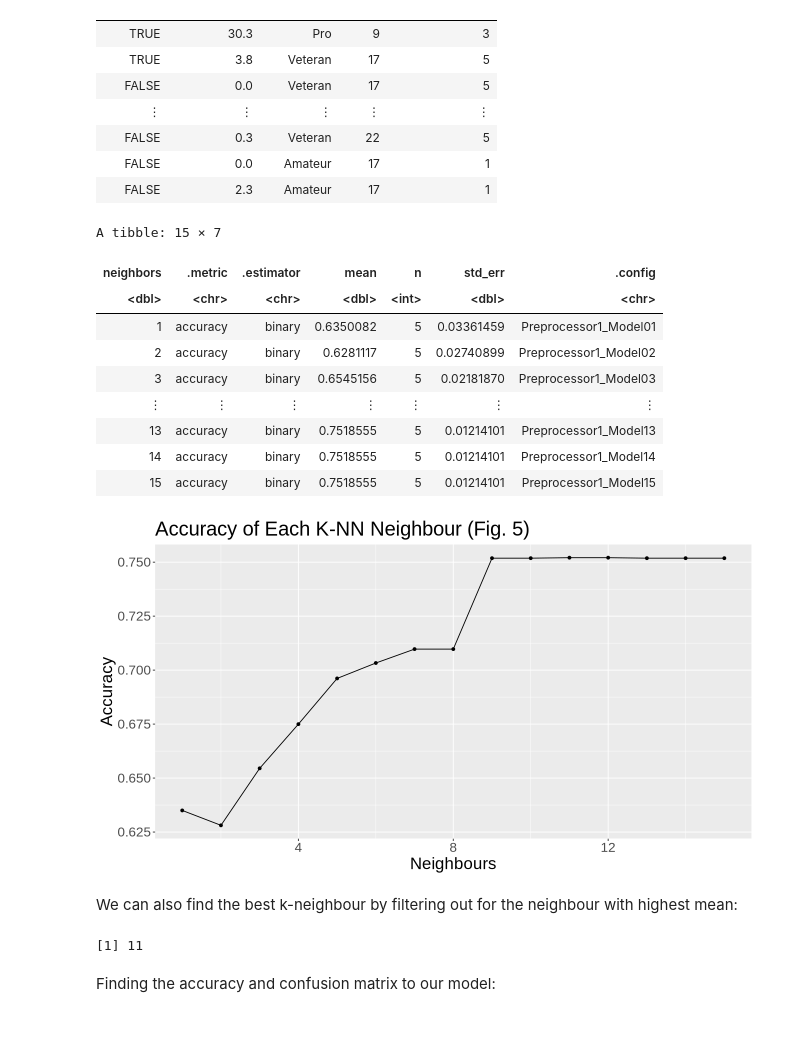
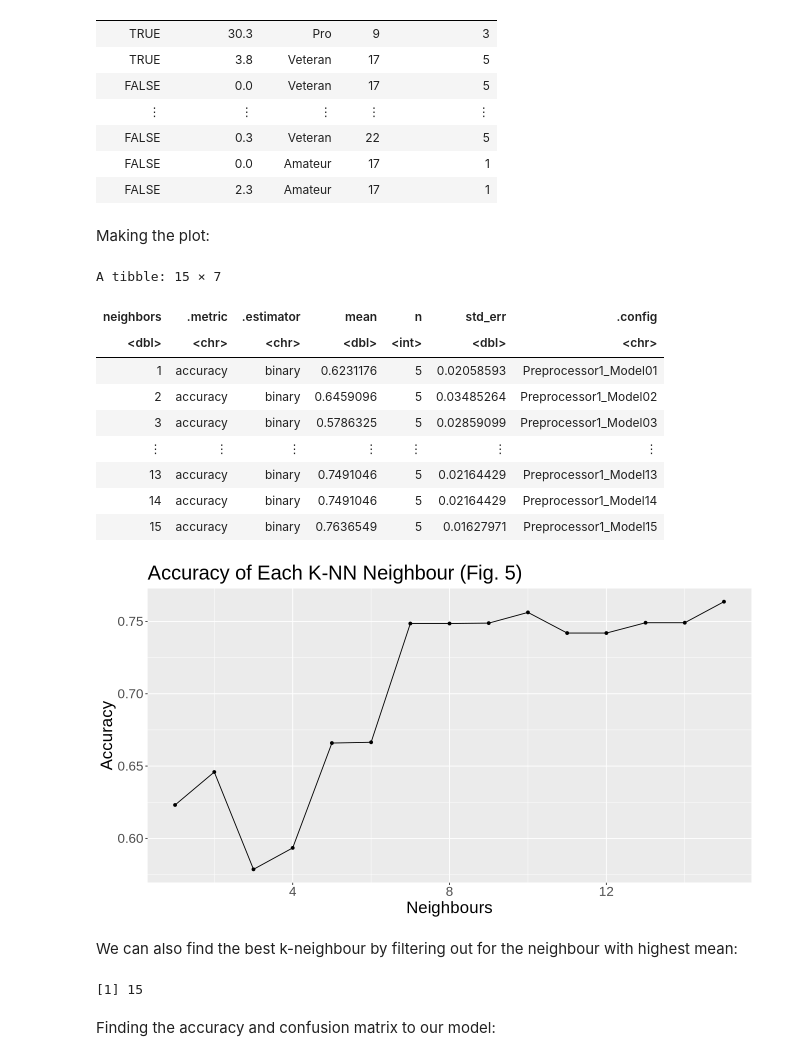
Before and after one commit to prabhwithanh/project, a Jupyter notebook: project.ipynb, the cells around one changed output. Saved outputs shown, nothing was run; the diff lists cells and outputs as text; code cells hidden in the pictures; blank space fills up the shorter version.

```diff
--- a/project.ipynb
+++ b/project.ipynb
@@ -215,11 +216,13 @@ A tibble: 194 × 5
 | FALSE | 0.3 | Veteran | 22 | 5 |
 | FALSE | 0.0 | Amateur | 17 | 1 |
 | FALSE | 2.3 | Amateur | 17 | 1 |
+# %% [markdown]
+Making the plot:
 # %%
 set.seed (1234)
 
-## Splitting data into 75% training and 25% testing
-player_split <- initial_split(player_data, prop = 0.75, strata = subscribe)
+## Splitting data into 70% training and 30% testing
+player_split <- initial_split(player_data, prop = 0.70, strata = subscribe)
 player_train <- training(player_split)
 player_test <- testing(player_split)
 
@@ -235,44 +238,43 @@ player_spec <- nearest_neighbor (weight_func = "rectangular", neighbors = tune (
 
 ## Cross validation (5-fold)
 player_vfold <- vfold_cv(player_train, v = 5, strata = subscribe)
 k_vals <- tibble (neighbors = seq (from = 1, to = 15, by = 1))
 
 player_fit <- workflow () |>
     add_recipe (player_recipe) |>
     add_model (player_spec) |>
     tune_grid (resamples = player_vfold, grid = k_vals)
 
 ##  Player metrics for accuracy
 player_metrics <- player_fit |>
     collect_metrics () |>
     filter(.metric == "accuracy") |>
     mutate(neighbors = as.double(neighbors))
 player_metrics
 
 ## Plot
 cross_val_plot <- ggplot (player_metrics, aes (x = neighbors, y = mean)) +
     geom_point () +
     geom_line () +
     labs (x = "Neighbours", y = "Accuracy") +
     ggtitle ("Accuracy of Each K-NN Neighbour (Fig. 5)") +
     theme (text = element_text (size = 20))
 cross_val_plot
 # %% [output]
 A tibble: 15 × 7
 | neighbors | .metric | .estimator | mean | n | std_err | .config |
 | <dbl> | <chr> | <chr> | <dbl> | <int> | <dbl> | <chr> |
-| 1 | accuracy | binary | 0.6350082 | 5 | 0.03361459 | Preprocessor1_Model01 |
-| 2 | accuracy | binary | 0.6281117 | 5 | 0.02740899 | Preprocessor1_Model02 |
-| 3 | accuracy | binary | 0.6545156 | 5 | 0.02181870 | Preprocessor1_Model03 |
+| 1 | accuracy | binary | 0.6231176 | 5 | 0.02058593 | Preprocessor1_Model01 |
+| 2 | accuracy | binary | 0.6459096 | 5 | 0.03485264 | Preprocessor1_Model02 |
+| 3 | accuracy | binary | 0.5786325 | 5 | 0.02859099 | Preprocessor1_Model03 |
 | ⋮ | ⋮ | ⋮ | ⋮ | ⋮ | ⋮ | ⋮ |
-| 13 | accuracy | binary | 0.7518555 | 5 | 0.01214101 | Preprocessor1_Model13 |
-| 14 | accuracy | binary | 0.7518555 | 5 | 0.01214101 | Preprocessor1_Model14 |
-| 15 | accuracy | binary | 0.7518555 | 5 | 0.01214101 | Preprocessor1_Model15 |
+| 13 | accuracy | binary | 0.7491046 | 5 | 0.02164429 | Preprocessor1_Model13 |
+| 14 | accuracy | binary | 0.7491046 | 5 | 0.02164429 | Preprocessor1_Model14 |
+| 15 | accuracy | binary | 0.7636549 | 5 | 0.01627971 | Preprocessor1_Model15 |
-[figure, old version]
+[figure, new version]
 # %% [markdown]
 We can also find the best k-neighbour by filtering out for the neighbour with highest mean:
 # %%
-
 # Best K-Neighbour
 best_k <- player_metrics |>
     arrange (desc (mean)) |>
@@ -280,7 +282,7 @@ best_k <- player_metrics |>
     pull (neighbors)
 best_k
 # %% [output]
-[1] 11
+[1] 15
 # %% [markdown]
 Finding the accuracy and confusion matrix to our model:
 # %%
```
Also changed, not shown: parts of 5 cells of this notebook.
